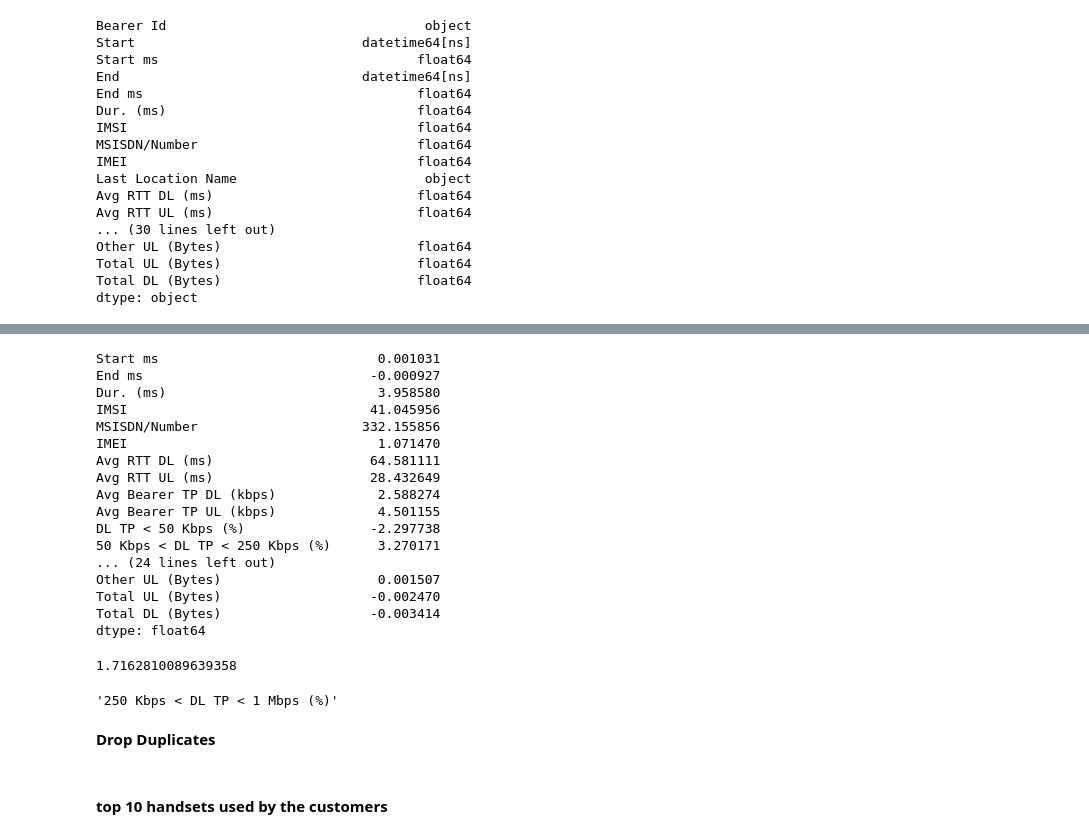
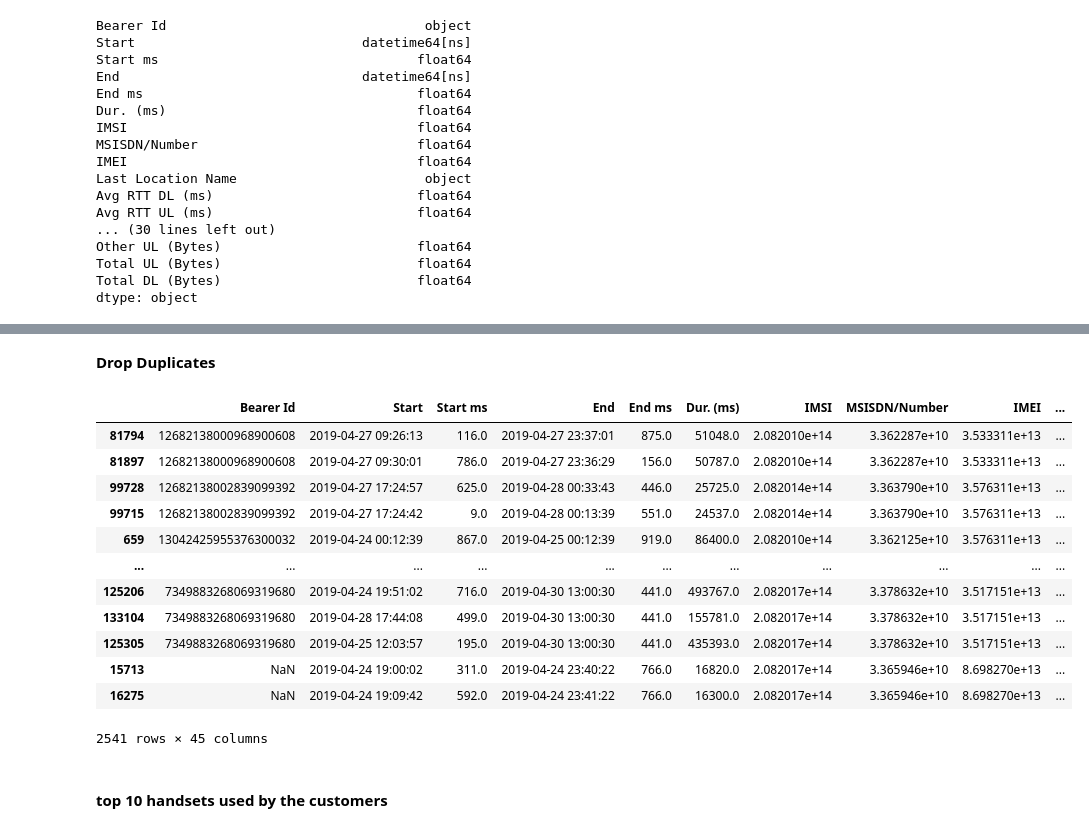
Before and after one commit to fbagire/Telecomm_data_analysis, a Jupyter notebook: data_cleaning.ipynb, the cells around one changed output, grey strips where cells are left out. Cells and saved outputs as stored; diff of their text form; code cells hidden in the pictures.

```diff
--- a/data_cleaning.ipynb
+++ b/data_cleaning.ipynb
@@ -153,40 +157,32 @@ dtype: float64
 # %%
+#Filling in missing values using mean value or median value depending on the previous histogram and skeweness
+
 for col in cols_numeric:
     if df[col].skew() >=1 or df[col].skew() <=-1:
-        df[col].fillna(df[col].median())
-    elif:
-        df[col].fillna(df[col].median())
+        df[col]=df[col].fillna(df[col].median())
+    else:
+        df[col]=df[col].fillna(df[col].median())
+
+df[cols_cat]=df[cols_cat].fillna('Undefined')
-# %% [output]
-Start ms                            0.001031
-End ms                             -0.000927
-Dur. (ms)                           3.958580
-IMSI                               41.045956
-MSISDN/Number                     332.155856
-IMEI                                1.071470
-Avg RTT DL (ms)                    64.581111
-Avg RTT UL (ms)                    28.432649
-Avg Bearer TP DL (kbps)             2.588274
-Avg Bearer TP UL (kbps)             4.501155
-DL TP < 50 Kbps (%)                -2.297738
-50 Kbps < DL TP < 250 Kbps (%)      3.270171
-... (24 lines left out)
-Other UL (Bytes)                    0.001507
-Total UL (Bytes)                   -0.002470
-Total DL (Bytes)                   -0.003414
-dtype: float64
-# %%
-df[cols_numeric[1]].mean()
-# %% [output]
-1.7162810089639358
-# %%
-cols_numeric[1]
-# %% [output]
-'250 Kbps < DL TP < 1 Mbps (%)'
 # %% [markdown]
 **Drop Duplicates**
 # %%
-# df[df.duplicated(subset=['Bearer Id'],keep='first')].sort_values(by='Bearer Id')
-df.drop_duplicates(subset=['Bearer Id','IMSI'],keep='first',inplace=True,ignore_index=True)
+df[df.duplicated(subset=['Bearer Id','IMSI','IMEI','MSISDN/Number'],keep=False)].sort_values(by='Bearer Id')
+# df.drop_duplicates(subset=['Bearer Id','IMSI'],keep='first',inplace=True,ignore_index=True)
+# %% [output]
+|  | Bearer Id | Start | Start ms | End | End ms | Dur. (ms) | IMSI | MSISDN/Number | IMEI | ... |
+| 81794 | 12682138000968900608 | 2019-04-27 09:26:13 | 116.0 | 2019-04-27 23:37:01 | 875.0 | 51048.0 | 2.082010e+14 | 3.362287e+10 | 3.533311e+13 | ... |
+| 81897 | 12682138000968900608 | 2019-04-27 09:30:01 | 786.0 | 2019-04-27 23:36:29 | 156.0 | 50787.0 | 2.082010e+14 | 3.362287e+10 | 3.533311e+13 | ... |
+| 99728 | 12682138002839099392 | 2019-04-27 17:24:57 | 625.0 | 2019-04-28 00:33:43 | 446.0 | 25725.0 | 2.082014e+14 | 3.363790e+10 | 3.576311e+13 | ... |
+| 99715 | 12682138002839099392 | 2019-04-27 17:24:42 | 9.0 | 2019-04-28 00:13:39 | 551.0 | 24537.0 | 2.082014e+14 | 3.363790e+10 | 3.576311e+13 | ... |
+| 659 | 13042425955376300032 | 2019-04-24 00:12:39 | 867.0 | 2019-04-25 00:12:39 | 919.0 | 86400.0 | 2.082010e+14 | 3.362125e+10 | 3.576311e+13 | ... |
+| ... | ... | ... | ... | ... | ... | ... | ... | ... | ... | ... |
+| 125206 | 7349883268069319680 | 2019-04-24 19:51:02 | 716.0 | 2019-04-30 13:00:30 | 441.0 | 493767.0 | 2.082017e+14 | 3.378632e+10 | 3.517151e+13 | ... |
+| 133104 | 7349883268069319680 | 2019-04-28 17:44:08 | 499.0 | 2019-04-30 13:00:30 | 441.0 | 155781.0 | 2.082017e+14 | 3.378632e+10 | 3.517151e+13 | ... |
+| 125305 | 7349883268069319680 | 2019-04-25 12:03:57 | 195.0 | 2019-04-30 13:00:30 | 441.0 | 435393.0 | 2.082017e+14 | 3.378632e+10 | 3.517151e+13 | ... |
+| 15713 | NaN | 2019-04-24 19:00:02 | 311.0 | 2019-04-24 23:40:22 | 766.0 | 16820.0 | 2.082017e+14 | 3.365946e+10 | 8.698270e+13 | ... |
+| 16275 | NaN | 2019-04-24 19:09:42 | 592.0 | 2019-04-24 23:41:22 | 766.0 | 16300.0 | 2.082017e+14 | 3.365946e+10 | 8.698270e+13 | ... |
+2541 rows × 45 columns
 # %%
 df['Handset Manufacturer'] = df['Handset Manufacturer'].astype('str',errors='ignore').str.capitalize()
 df['Handset Type'] = df['Handset Type'].astype('str',errors='ignore').str.capitalize()
```
Also changed, not shown: parts of 20 cells of this notebook, 1 other file.
